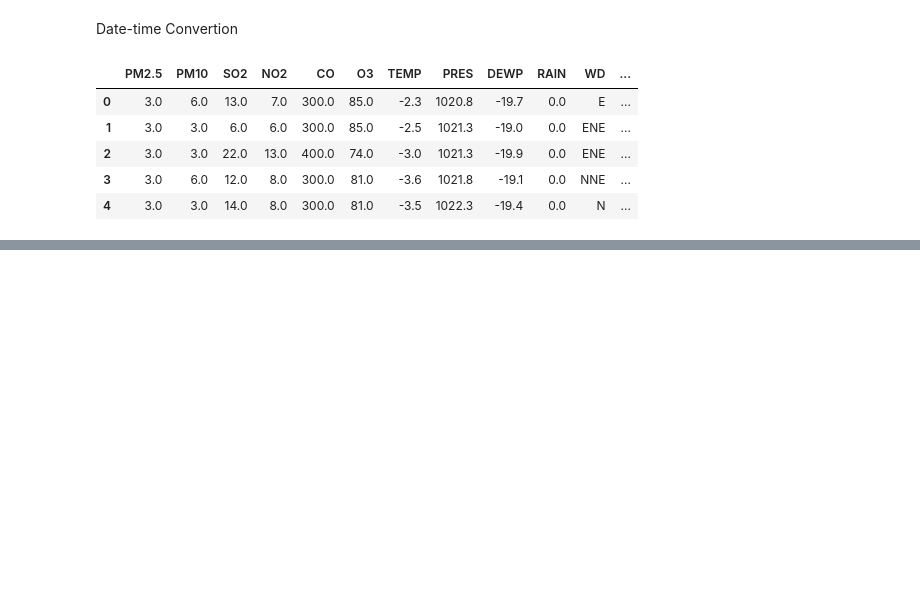
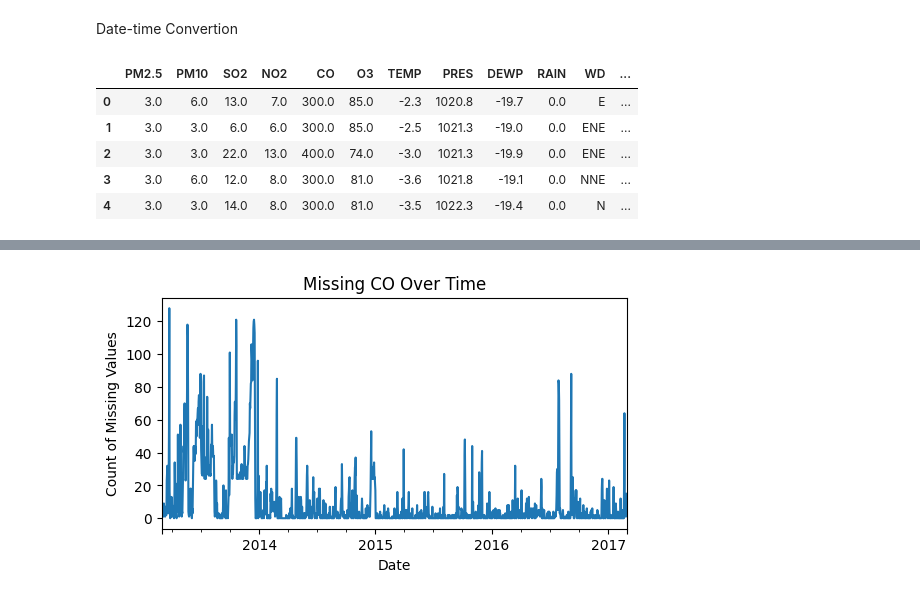
Before and after one commit to CheeRanidu/CMP7005, a Jupyter notebook: st20272023_CMP7005.ipynb, the cells around one changed output, grey strips where cells are left out. Saved outputs shown, nothing was run; the diff lists cells and outputs as text; code cells hidden in the pictures; blank space fills up the shorter version.

```diff
--- a/st20272023_CMP7005.ipynb
+++ b/st20272023_CMP7005.ipynb
@@ -227,0 +230,14 @@ plt.show()
+# %%
+# Capitalize all column names
+df_merged.columns = df_merged.columns.str.upper()
+# %%
+data = df_merged.set_index('DATETIME')
+# %%
+missing_CO = data['CO'].isnull().astype(int)
+
+# Plot missingness over time
+plt.figure(figsize=(6, 3))
+missing_CO.resample('D').sum().plot(title="Missing CO Over Time", ylabel="Count of Missing Values", xlabel="Date")
+plt.show()
+# %% [output]
+[figure, added]
```
Also changed, not shown: parts of 30 cells of this notebook.
